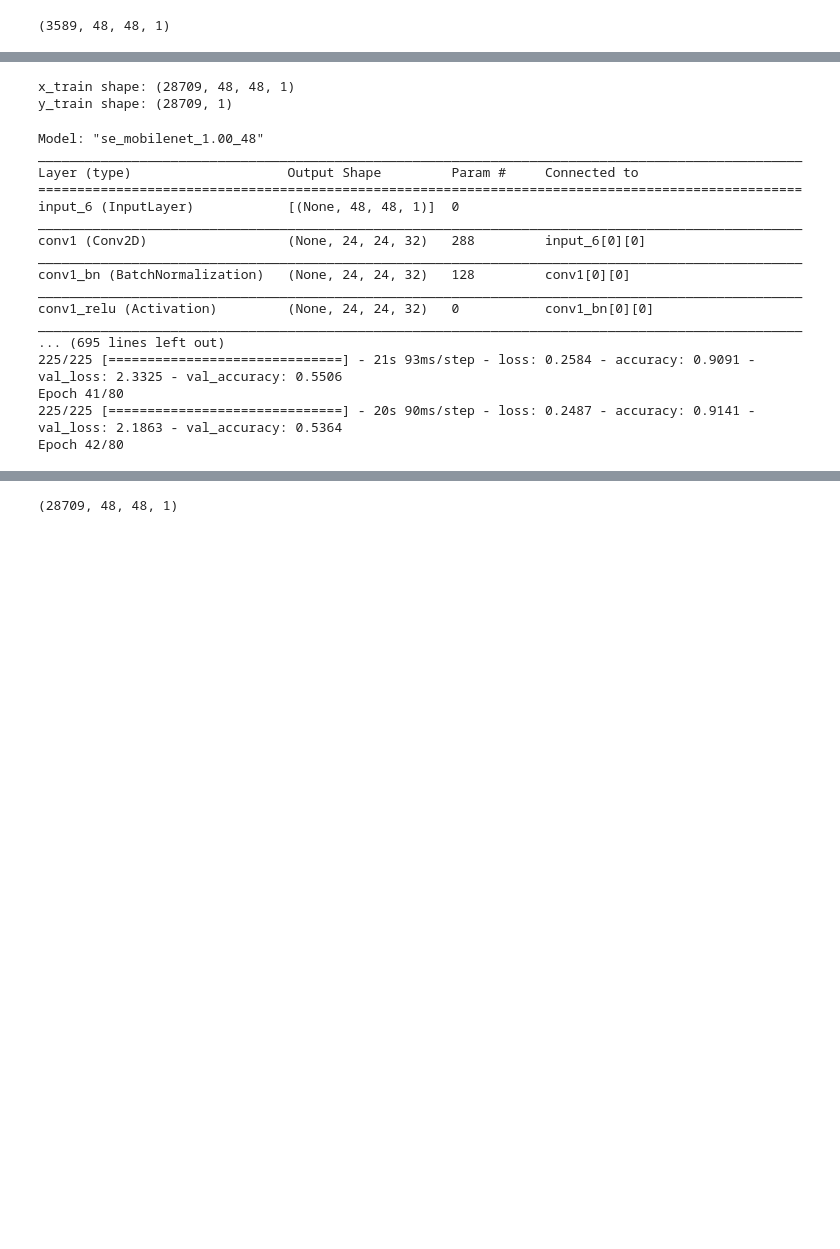
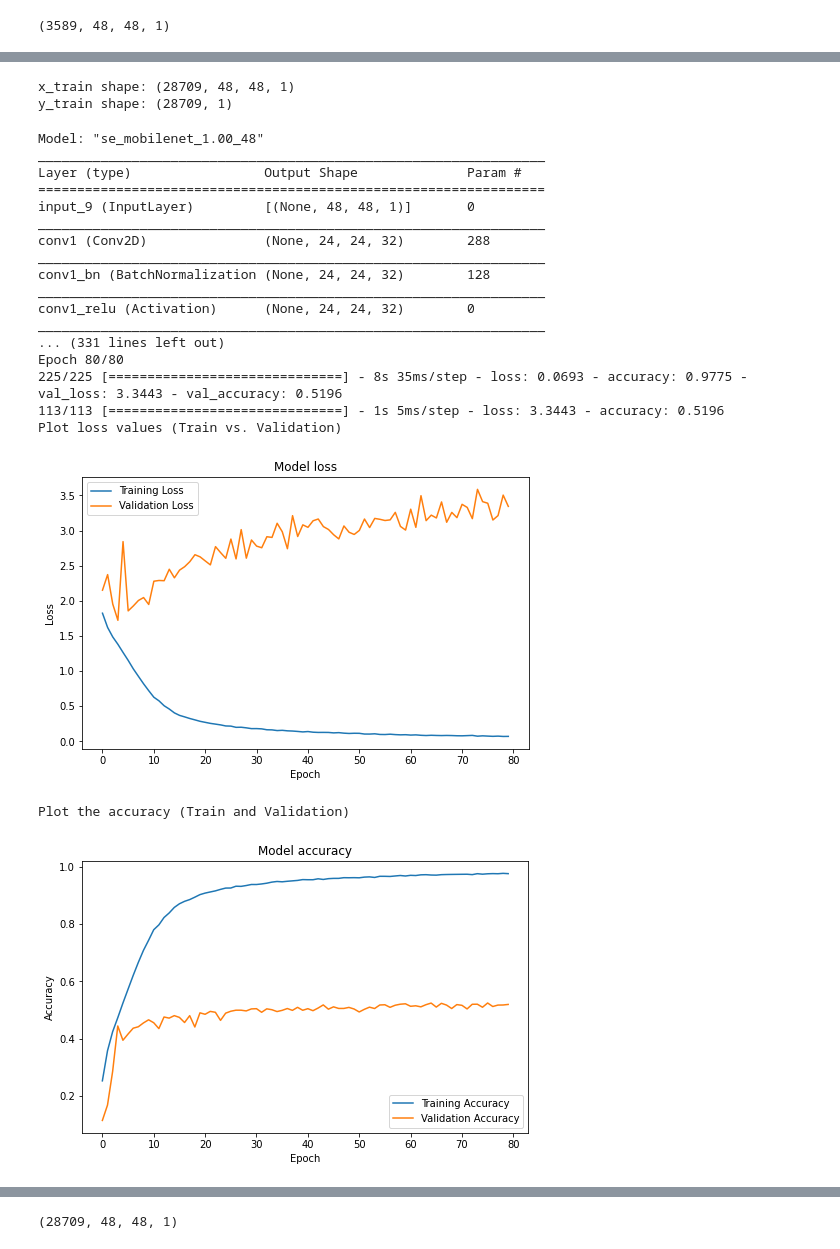
Before and after one commit to Tithra/Computer-Vision-DNN, a Jupyter notebook: FaceRecognition_Mobilenet.ipynb, the cells around one changed output, grey strips where cells are left out. Cells and saved outputs as stored; diff of their text form; code cells hidden in the pictures; blank space fills up the shorter version.

```diff
--- a/FaceRecognition_Mobilenet.ipynb
+++ b/FaceRecognition_Mobilenet.ipynb
@@ -133,19 +136,18 @@ num_classes = 7
 subtract_pixel_mean = True  # Subtracting pixel mean improves accuracy
 base_model = 'MobileNet'
 # Choose what attention_module to use: cbam_block / se_block / None
-attention_module = ['None','cbam_block']
 
 
 # Load the CIFAR10 data.
 #(x_train, y_train), (x_test, y_test) = cifar10.load_data()
 
 # Load FER2013 Dataset
-x_train = trainx
-y_train = trainy
-x_test = testx
-y_test = testy
-x_val = valx
-y_val = valy
+x_train = trainx.copy()
+y_train = trainy.copy()
+x_test = testx.copy()
+y_test = testy.copy()
+x_val = valx.copy()
+y_val = valy.copy()
 
 
 # Input image dimensions.
@@ -173,18 +175,16 @@ y_val = to_categorical(y_val, num_classes)
 
 depth = 20 # For ResNet, specify the depth (e.g. ResNet50: depth=50, ResNet101: Depth=101)
 #model = resnet_v1.resnet_v1(input_shape=input_shape, depth=depth,num_classes=7, attention_module='cbam_block')
-model = mobilenets.MobileNet(input_shape=input_shape, classes=num_classes, attention_module=attention_module[1])
-
+model = mobilenets.MobileNet(input_shape=input_shape, classes=num_classes, attention_module=None)
 #model.compile(loss='categorical_crossentropy',optimizer=Adam(lr=lr_schedule(0)),metrics=['accuracy'])
 model.compile(loss='categorical_crossentropy',
-              optimizer=Adam(lr=0.01),
+              optimizer=RMSprop(lr=0.001),
               metrics=['accuracy'])
 model.summary()
-print(model_type)
 
 # Prepare model model saving directory.
 save_dir = os.path.join(os.getcwd(), 'saved_models')
-model_name = 'cifar10_%s_model.{epoch:03d}.h5' % model_type
+model_name = 'cifar10_%s_model.{epoch:03d}.h5'
 if not os.path.isdir(save_dir):
     os.makedirs(save_dir)
 filepath = os.path.join(save_dir, model_name)
@@ -268,46 +268,49 @@ else:
 scores = model.evaluate(x_test, y_test, verbose=1)
 
 
 def plot_model_history(history):
   # Plot training loss values
   print("Plot loss values (Train vs. Validation)")
   plt.figure(figsize=(8, 5))
   plt.plot(history.history['loss'],label='Training Loss')
   plt.plot(history.history['val_loss'], label='Validation Loss')
   plt.title('Model loss')
   plt.ylabel('Loss')
   plt.xlabel('Epoch')
   plt.legend()
   plt.show()
 
   print("Plot the accuracy (Train and Validation)")
   plt.figure(figsize=(8, 5))
   plt.plot(history.history['accuracy'],label='Training Accuracy')
   plt.plot(history.history['val_accuracy'],label='Validation Accuracy')
   plt.title('Model accuracy')
   plt.ylabel('Accuracy')
   plt.xlabel('Epoch')
   plt.legend()
   plt.show()
 
 plot_model_history(history)
 # %% [output]
 x_train shape: (28709, 48, 48, 1)
 y_train shape: (28709, 1)
 Model: "se_mobilenet_1.00_48"
-__________________________________________________________________________________________________
-Layer (type)                    Output Shape         Param #     Connected to
-==================================================================================================
-input_6 (InputLayer)            [(None, 48, 48, 1)]  0
-__________________________________________________________________________________________________
-conv1 (Conv2D)                  (None, 24, 24, 32)   288         input_6[0][0]
-__________________________________________________________________________________________________
-conv1_bn (BatchNormalization)   (None, 24, 24, 32)   128         conv1[0][0]
-__________________________________________________________________________________________________
-conv1_relu (Activation)         (None, 24, 24, 32)   0           conv1_bn[0][0]
-__________________________________________________________________________________________________
-... (695 lines left out)
-225/225 [==============================] - 21s 93ms/step - loss: 0.2584 - accuracy: 0.9091 - val_loss: 2.3325 - val_accuracy: 0.5506
-Epoch 41/80
-225/225 [==============================] - 20s 90ms/step - loss: 0.2487 - accuracy: 0.9141 - val_loss: 2.1863 - val_accuracy: 0.5364
-Epoch 42/80
+_________________________________________________________________
+Layer (type)                 Output Shape              Param #
+=================================================================
+input_9 (InputLayer)         [(None, 48, 48, 1)]       0
+_________________________________________________________________
+conv1 (Conv2D)               (None, 24, 24, 32)        288
+_________________________________________________________________
+conv1_bn (BatchNormalization (None, 24, 24, 32)        128
+_________________________________________________________________
+conv1_relu (Activation)      (None, 24, 24, 32)        0
+_________________________________________________________________
+... (331 lines left out)
+Epoch 80/80
+225/225 [==============================] - 8s 35ms/step - loss: 0.0693 - accuracy: 0.9775 - val_loss: 3.3443 - val_accuracy: 0.5196
+113/113 [==============================] - 1s 5ms/step - loss: 3.3443 - accuracy: 0.5196
+Plot loss values (Train vs. Validation)
+[figure, added]
+Plot the accuracy (Train and Validation)
+[figure, added]
```
Also changed, not shown: parts of 6 cells of this notebook.
